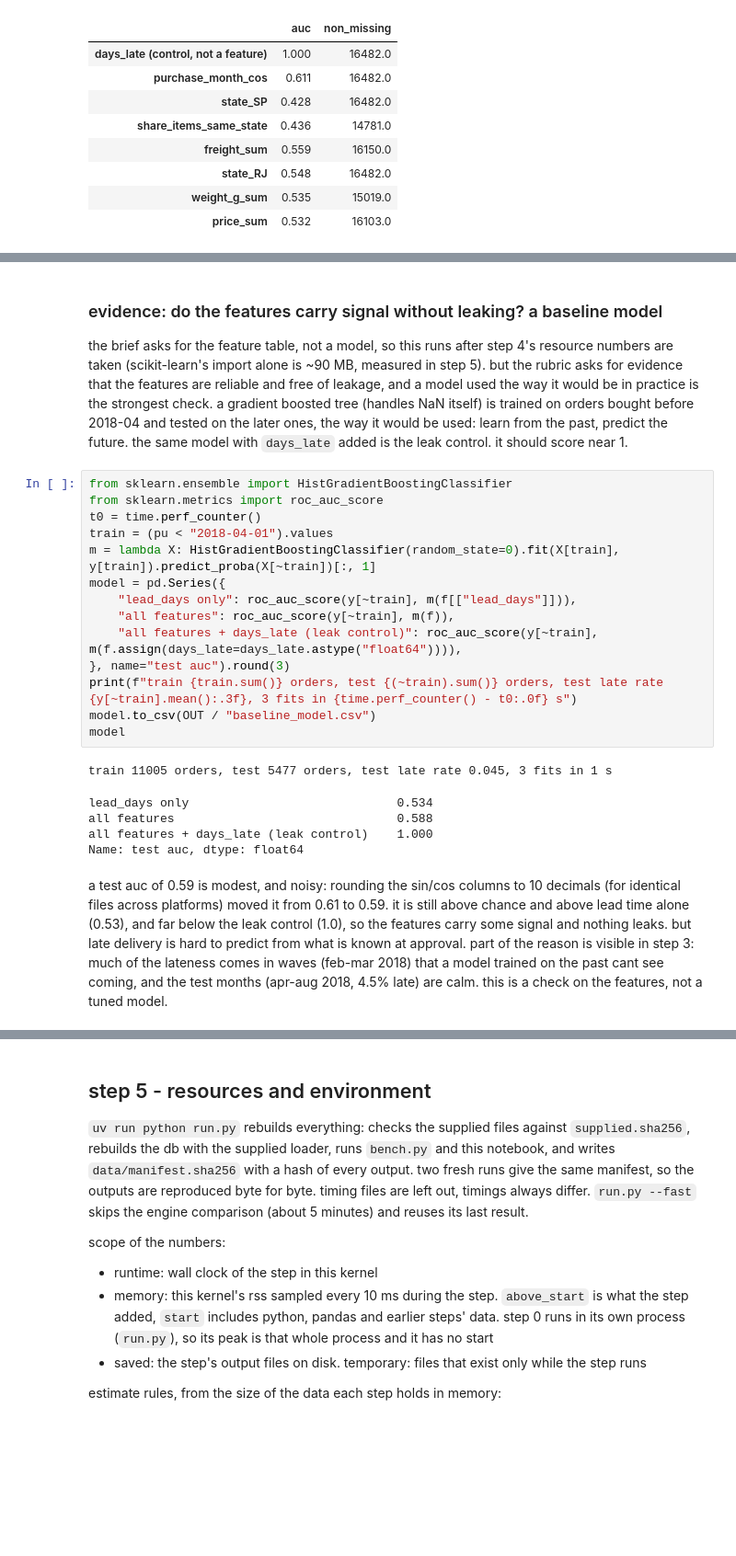
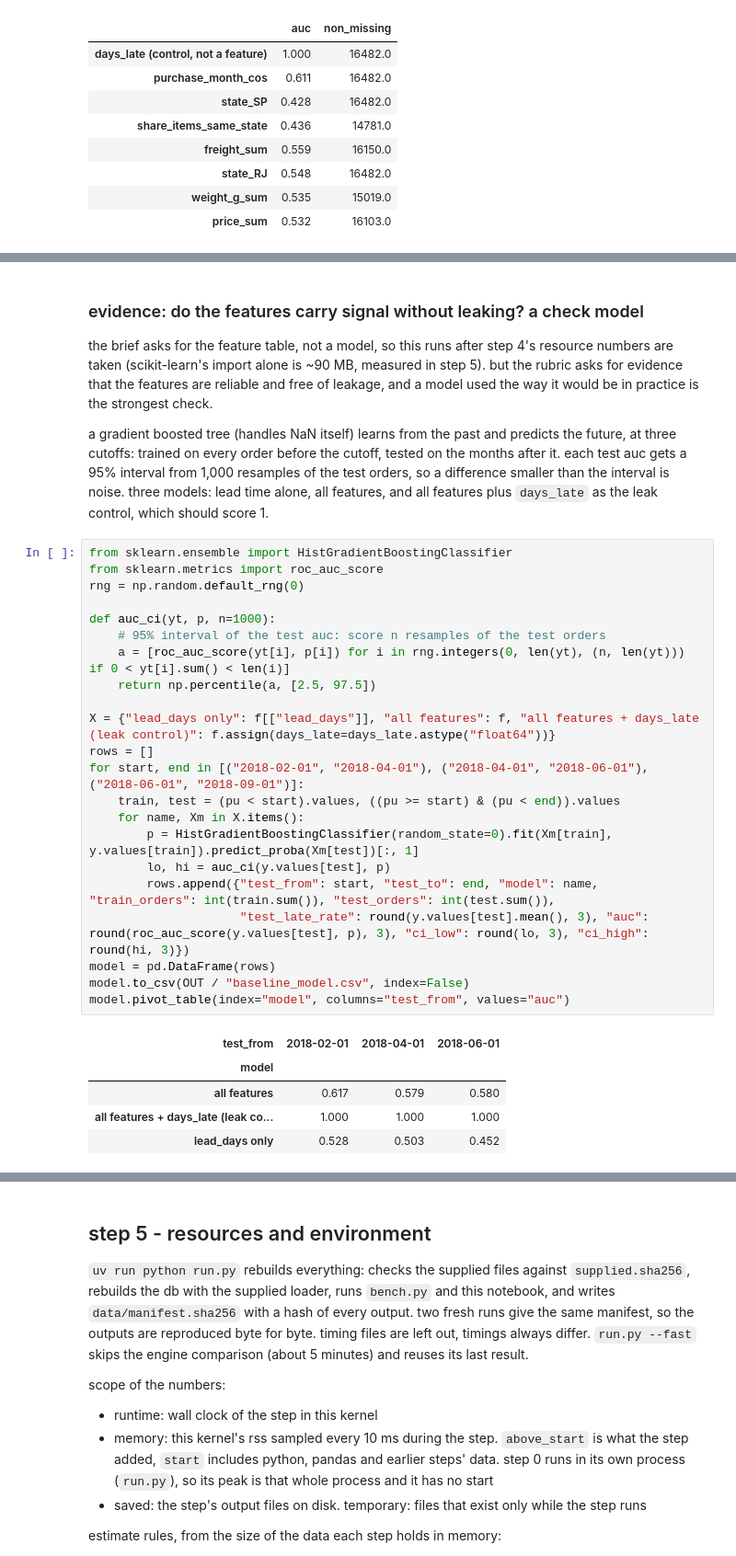
Before and after one commit to 11NOel11/eng2040-assignment1, a Jupyter notebook: pipeline.ipynb, the cells around one changed output, grey strips where cells are left out. Shown at 92% size. Cells and saved outputs as stored; diff of their text form; blank space fills up the shorter version.

```diff
--- a/pipeline.ipynb
+++ b/pipeline.ipynb
@@ -1016,28 +1016,36 @@ done(in_memory_MB={"orders": size(o), "items": size(it), "features": size(f)})
   'ids_labels.parquet': 0.32,
   'leakage_check.csv': 0.0}}
 # %% [markdown]
-### evidence: do the features carry signal without leaking? a baseline model
+### evidence: do the features carry signal without leaking? a check model
 
-the brief asks for the feature table, not a model, so this runs after step 4's resource numbers are taken (scikit-learn's import alone is ~90 MB, measured in step 5). but the rubric asks for evidence that the features are reliable and free of leakage, and a model used the way it would be in practice is the strongest check. a gradient boosted tree (handles NaN itself) is trained on orders bought before 2018-04 and tested on the later ones, the way it would be used: learn from the past, predict the future. the same model with `days_late` added is the leak control. it should score near 1.
+the brief asks for the feature table, not a model, so this runs after step 4's resource numbers are taken (scikit-learn's import alone is ~90 MB, measured in step 5). but the rubric asks for evidence that the features are reliable and free of leakage, and a model used the way it would be in practice is the strongest check.
+
+a gradient boosted tree (handles NaN itself) learns from the past and predicts the future, at three cutoffs: trained on every order before the cutoff, tested on the months after it. each test auc gets a 95% interval from 1,000 resamples of the test orders, so a difference smaller than the interval is noise. three models: lead time alone, all features, and all features plus `days_late` as the leak control, which should score 1.
-# %%
-from sklearn.ensemble import HistGradientBoostingClassifier
-from sklearn.metrics import roc_auc_score
-t0 = time.perf_counter()
-train = (pu < "2018-04-01").values
-m = lambda X: HistGradientBoostingClassifier(random_state=0).fit(X[train], y[train]).predict_proba(X[~train])[:, 1]
-model = pd.Series({
-    "lead_days only": roc_auc_score(y[~train], m(f[["lead_days"]])),
-    "all features": roc_auc_score(y[~train], m(f)),
-    "all features + days_late (leak control)": roc_auc_score(y[~train], m(f.assign(days_late=days_late.astype("float64")))),
-}, name="test auc").round(3)
-print(f"train {train.sum()} orders, test {(~train).sum()} orders, test late rate {y[~train].mean():.3f}, 3 fits in {time.perf_counter() - t0:.0f} s")
-model.to_csv(OUT / "baseline_model.csv")
-model
-# %% [output]
-train 11005 orders, test 5477 orders, test late rate 0.045, 3 fits in 1 s
-lead_days only                             0.534
-all features                               0.588
-all features + days_late (leak control)    1.000
-Name: test auc, dtype: float64
-# %% [markdown]
-a test auc of 0.59 is modest, and noisy: rounding the sin/cos columns to 10 decimals (for identical files across platforms) moved it from 0.61 to 0.59. it is still above chance and above lead time alone (0.53), and far below the leak control (1.0), so the features carry some signal and nothing leaks. but late delivery is hard to predict from what is known at approval. part of the reason is visible in step 3: much of the lateness comes in waves (feb-mar 2018) that a model trained on the past cant see coming, and the test months (apr-aug 2018, 4.5% late) are calm. this is a check on the features, not a tuned model.
+# %%
+from sklearn.ensemble import HistGradientBoostingClassifier
+from sklearn.metrics import roc_auc_score
+rng = np.random.default_rng(0)
+
+def auc_ci(yt, p, n=1000):
+    # 95% interval of the test auc: score n resamples of the test orders
+    a = [roc_auc_score(yt[i], p[i]) for i in rng.integers(0, len(yt), (n, len(yt))) if 0 < yt[i].sum() < len(i)]
+    return np.percentile(a, [2.5, 97.5])
+
+X = {"lead_days only": f[["lead_days"]], "all features": f, "all features + days_late (leak control)": f.assign(days_late=days_late.astype("float64"))}
+rows = []
+for start, end in [("2018-02-01", "2018-04-01"), ("2018-04-01", "2018-06-01"), ("2018-06-01", "2018-09-01")]:
+    train, test = (pu < start).values, ((pu >= start) & (pu < end)).values
+    for name, Xm in X.items():
+        p = HistGradientBoostingClassifier(random_state=0).fit(Xm[train], y.values[train]).predict_proba(Xm[test])[:, 1]
+        lo, hi = auc_ci(y.values[test], p)
+        rows.append({"test_from": start, "test_to": end, "model": name, "train_orders": int(train.sum()), "test_orders": int(test.sum()),
+                     "test_late_rate": round(y.values[test].mean(), 3), "auc": round(roc_auc_score(y.values[test], p), 3), "ci_low": round(lo, 3), "ci_high": round(hi, 3)})
+model = pd.DataFrame(rows)
+model.to_csv(OUT / "baseline_model.csv", index=False)
+model.pivot_table(index="model", columns="test_from", values="auc")
+# %% [output]
+| test_from | 2018-02-01 | 2018-04-01 | 2018-06-01 |
+| model |  |  |  |
+| all features | 0.617 | 0.579 | 0.580 |
+| all features + days_late (leak co... | 1.000 | 1.000 | 1.000 |
+| lead_days only | 0.528 | 0.503 | 0.452 |
```
Also changed, not shown: parts of 8 cells of this notebook, 4 other files.
